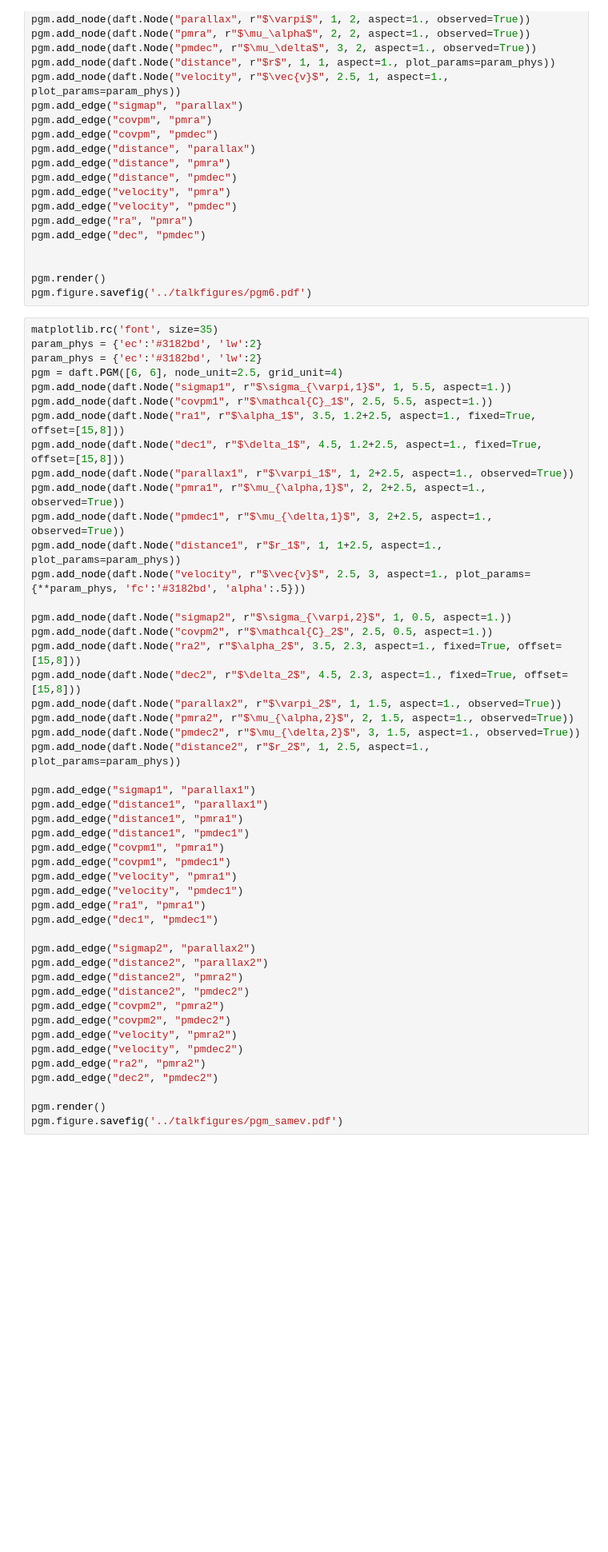
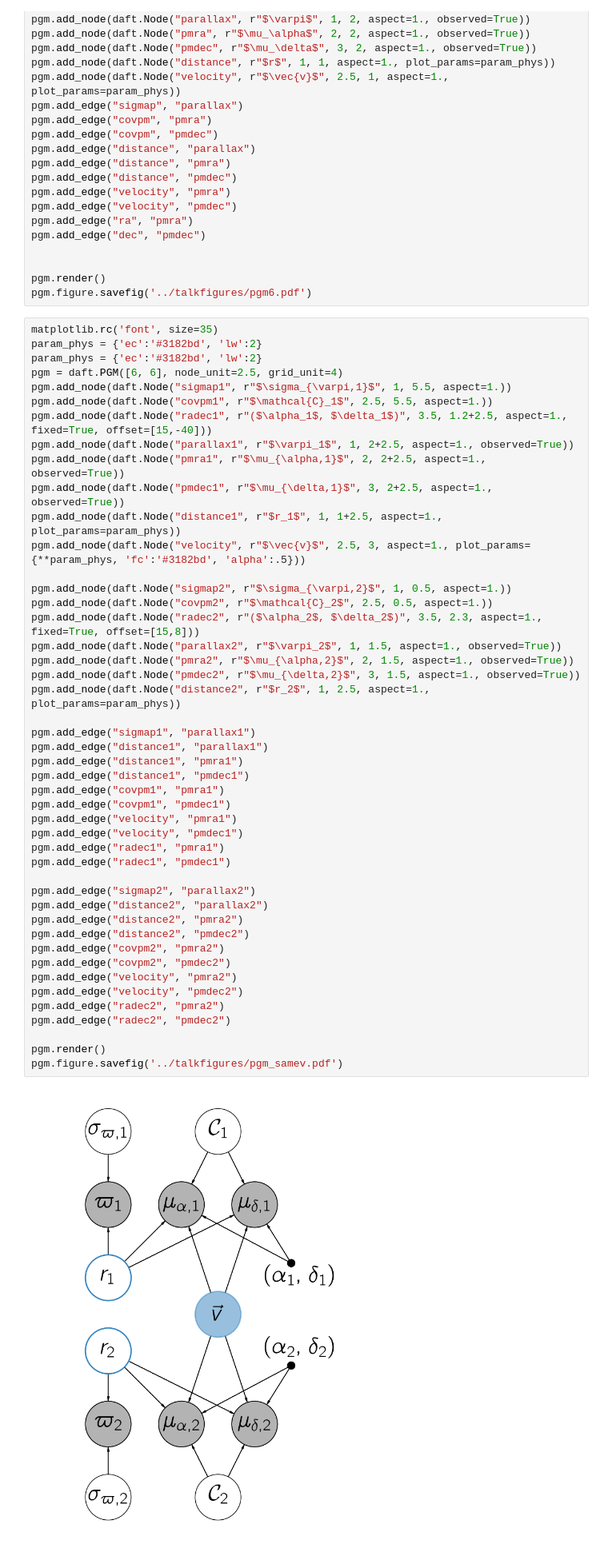
Before and after one commit to smoh/gaia-comoving-stars, a Jupyter notebook: notebooks/results-talk-figures.ipynb, the cells around one changed output. Shown: that part at 80% size. Drawn from its saved outputs; the diff is of its cells as text; blank space fills up the shorter version.

Commit message:
fix pgm figure

```diff
--- a/notebooks/results-talk-figures.ipynb
+++ b/notebooks/results-talk-figures.ipynb
@@ -102,47 +102,47 @@ param_phys = {'ec':'#3182bd', 'lw':2}
 pgm = daft.PGM([6, 6], node_unit=2.5, grid_unit=4)
 pgm.add_node(daft.Node("sigmap1", r"$\sigma_{\varpi,1}$", 1, 5.5, aspect=1.))
 pgm.add_node(daft.Node("covpm1", r"$\mathcal{C}_1$", 2.5, 5.5, aspect=1.))
-pgm.add_node(daft.Node("ra1", r"$\alpha_1$", 3.5, 1.2+2.5, aspect=1., fixed=True, offset=[15,8]))
-pgm.add_node(daft.Node("dec1", r"$\delta_1$", 4.5, 1.2+2.5, aspect=1., fixed=True, offset=[15,8]))
+pgm.add_node(daft.Node("radec1", r"($\alpha_1$, $\delta_1$)", 3.5, 1.2+2.5, aspect=1., fixed=True, offset=[15,-40]))
 pgm.add_node(daft.Node("parallax1", r"$\varpi_1$", 1, 2+2.5, aspect=1., observed=True))
 pgm.add_node(daft.Node("pmra1", r"$\mu_{\alpha,1}$", 2, 2+2.5, aspect=1., observed=True))
 pgm.add_node(daft.Node("pmdec1", r"$\mu_{\delta,1}$", 3, 2+2.5, aspect=1., observed=True))
 pgm.add_node(daft.Node("distance1", r"$r_1$", 1, 1+2.5, aspect=1., plot_params=param_phys))
 pgm.add_node(daft.Node("velocity", r"$\vec{v}$", 2.5, 3, aspect=1., plot_params={**param_phys, 'fc':'#3182bd', 'alpha':.5}))
 
 pgm.add_node(daft.Node("sigmap2", r"$\sigma_{\varpi,2}$", 1, 0.5, aspect=1.))
 pgm.add_node(daft.Node("covpm2", r"$\mathcal{C}_2$", 2.5, 0.5, aspect=1.))
-pgm.add_node(daft.Node("ra2", r"$\alpha_2$", 3.5, 2.3, aspect=1., fixed=True, offset=[15,8]))
-pgm.add_node(daft.Node("dec2", r"$\delta_2$", 4.5, 2.3, aspect=1., fixed=True, offset=[15,8]))
+pgm.add_node(daft.Node("radec2", r"($\alpha_2$, $\delta_2$)", 3.5, 2.3, aspect=1., fixed=True, offset=[15,8]))
 pgm.add_node(daft.Node("parallax2", r"$\varpi_2$", 1, 1.5, aspect=1., observed=True))
 pgm.add_node(daft.Node("pmra2", r"$\mu_{\alpha,2}$", 2, 1.5, aspect=1., observed=True))
 pgm.add_node(daft.Node("pmdec2", r"$\mu_{\delta,2}$", 3, 1.5, aspect=1., observed=True))
 pgm.add_node(daft.Node("distance2", r"$r_2$", 1, 2.5, aspect=1., plot_params=param_phys))
 
 pgm.add_edge("sigmap1", "parallax1")
 pgm.add_edge("distance1", "parallax1")
 pgm.add_edge("distance1", "pmra1")
 pgm.add_edge("distance1", "pmdec1")
 pgm.add_edge("covpm1", "pmra1")
 pgm.add_edge("covpm1", "pmdec1")
 pgm.add_edge("velocity", "pmra1")
 pgm.add_edge("velocity", "pmdec1")
-pgm.add_edge("ra1", "pmra1")
-pgm.add_edge("dec1", "pmdec1")
+pgm.add_edge("radec1", "pmra1")
+pgm.add_edge("radec1", "pmdec1")
 
 pgm.add_edge("sigmap2", "parallax2")
 pgm.add_edge("distance2", "parallax2")
 pgm.add_edge("distance2", "pmra2")
 pgm.add_edge("distance2", "pmdec2")
 pgm.add_edge("covpm2", "pmra2")
 pgm.add_edge("covpm2", "pmdec2")
 pgm.add_edge("velocity", "pmra2")
 pgm.add_edge("velocity", "pmdec2")
-pgm.add_edge("ra2", "pmra2")
-pgm.add_edge("dec2", "pmdec2")
+pgm.add_edge("radec2", "pmra2")
+pgm.add_edge("radec2", "pmdec2")
 
 pgm.render()
 pgm.figure.savefig('../talkfigures/pgm_samev.pdf')
+# %% [output]
+[figure, added]
 # %%
 matplotlib.rc('font', size=35)
 param_phys = {'ec':'#3182bd', 'lw':2}
```
Also changed, not shown: parts of 1 cell of this notebook.
